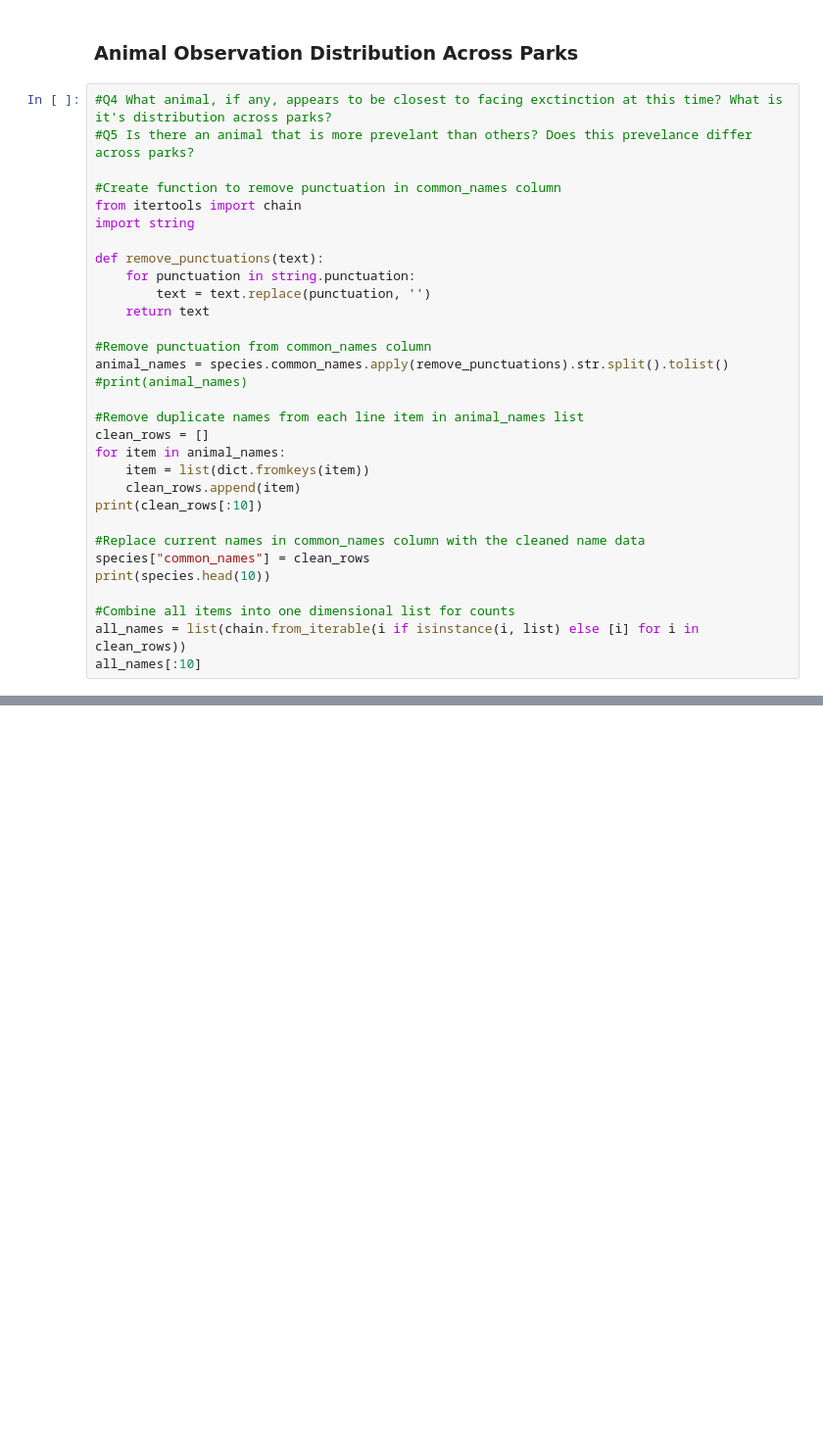
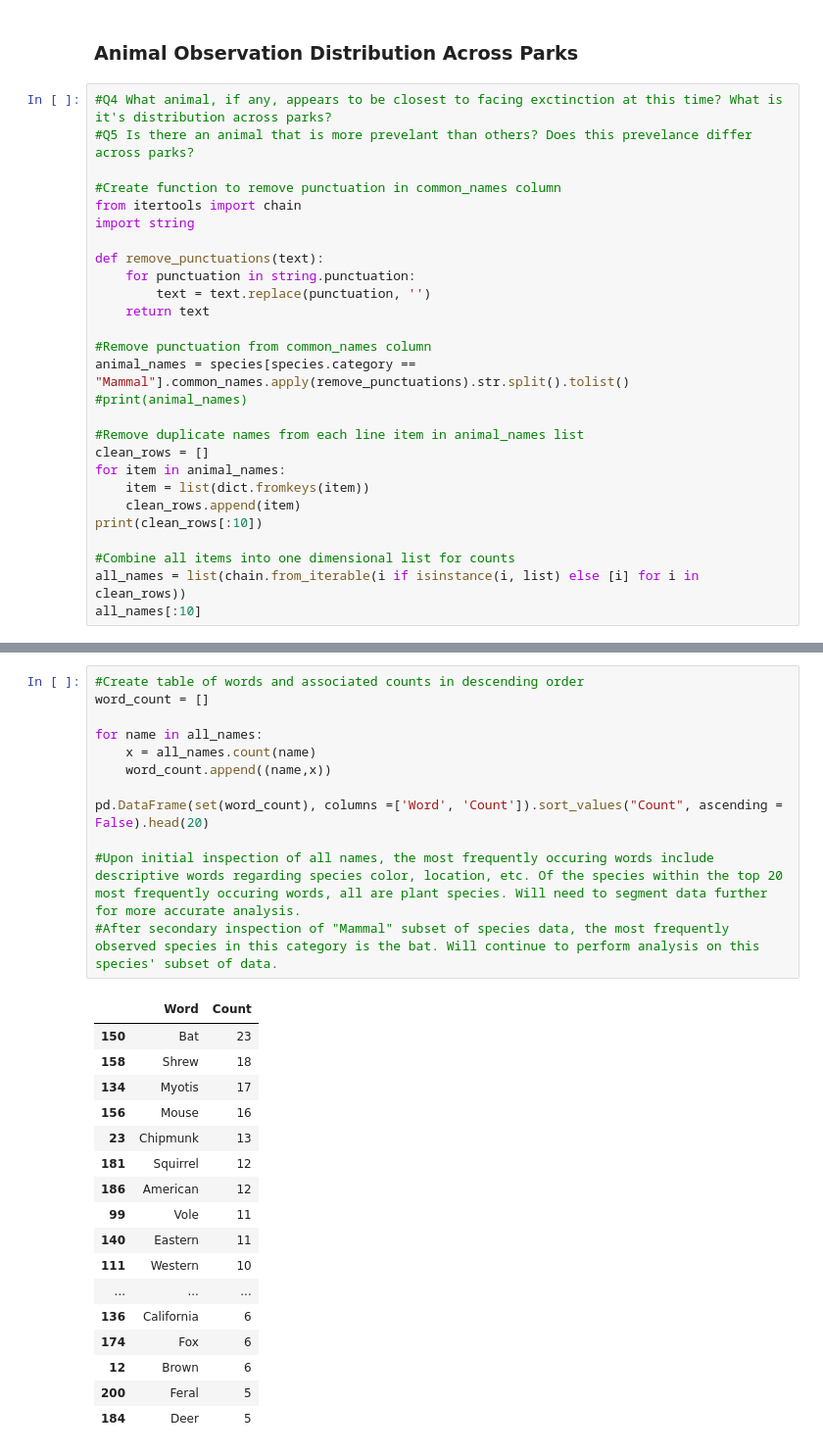
Before and after one commit to h-ostcode/Biodiversity-in-National-Parks, a Jupyter notebook: biodiversity.ipynb, the cells around one changed output, grey strips where cells are left out. Shown: that part at 98% size. Cells and saved outputs as stored; diff of their text form; blank space fills up the shorter version.

Commit message:
Revised cleaned data into a subset of type Mammals. Created table with species name counts and found bats to be most frequently reported. Will continue EDA on this subset of data.

```diff
--- a/biodiversity.ipynb
+++ b/biodiversity.ipynb
@@ -325,7 +325,7 @@ def remove_punctuations(text):
     return text
 
 #Remove punctuation from common_names column
-animal_names = species.common_names.apply(remove_punctuations).str.split().tolist()
+animal_names = species[species.category == "Mammal"].common_names.apply(remove_punctuations).str.split().tolist()
 #print(animal_names)
 
 #Remove duplicate names from each line item in animal_names list
@@ -335,10 +335,6 @@ for item in animal_names:
     clean_rows.append(item)
 print(clean_rows[:10])
 
-#Replace current names in common_names column with the cleaned name data
-species["common_names"] = clean_rows
-print(species.head(10))
-
 #Combine all items into one dimensional list for counts
 all_names = list(chain.from_iterable(i if isinstance(i, list) else [i] for i in clean_rows))
 all_names[:10]
@@ -370,4 +350,34 @@ all_names[:10]
  'Cattle',
  'Feral',
  'Domesticated']
+# %%
+#Create table of words and associated counts in descending order
+word_count = []
+
+for name in all_names:
+    x = all_names.count(name)
+    word_count.append((name,x))
+
+pd.DataFrame(set(word_count), columns =['Word', 'Count']).sort_values("Count", ascending = False).head(20)
+
+#Upon initial inspection of all names, the most frequently occuring words include descriptive words regarding species color, location, etc. Of the species within the top 20 most frequently occuring words, all are plant species. Will need to segment data further for more accurate analysis.
+#After secondary inspection of "Mammal" subset of species data, the most frequently observed species in this category is the bat. Will continue to perform analysis on this species' subset of data.
+# %% [output]
+|  | Word | Count |
+| 150 | Bat | 23 |
+| 158 | Shrew | 18 |
+| 134 | Myotis | 17 |
+| 156 | Mouse | 16 |
+| 23 | Chipmunk | 13 |
+| 181 | Squirrel | 12 |
+| 186 | American | 12 |
+| 99 | Vole | 11 |
+| 140 | Eastern | 11 |
+| 111 | Western | 10 |
+| ... | ... | ... |
+| 136 | California | 6 |
+| 174 | Fox | 6 |
+| 12 | Brown | 6 |
+| 200 | Feral | 5 |
+| 184 | Deer | 5 |
 # %%
```
Also changed, not shown: parts of 4 cells of this notebook.
